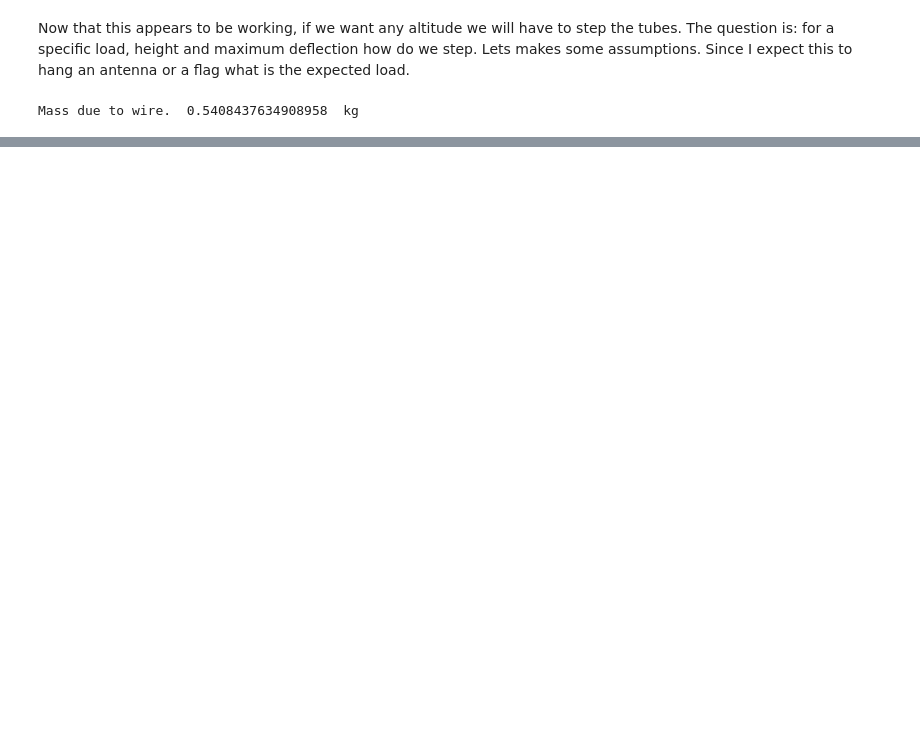
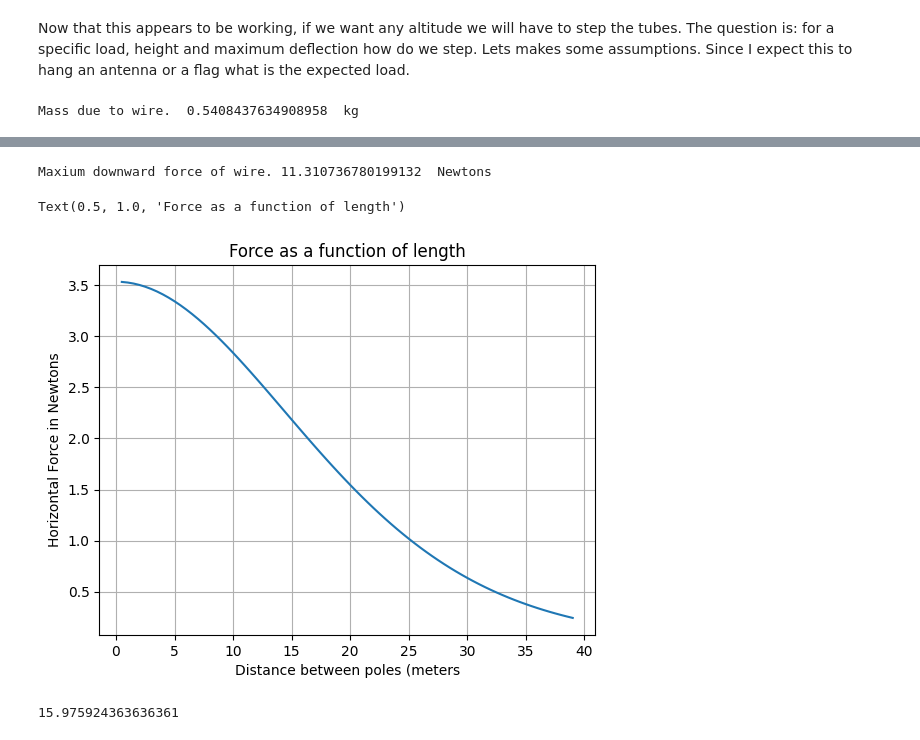
Before and after one commit to clirakis/Jupyter, a Jupyter notebook: Work/Mast.ipynb, the cells around one changed output, grey strips where cells are left out. Cells and saved outputs as stored; diff of their text form; code cells hidden in the pictures; blank space fills up the shorter version.

```diff
--- a/Work/Mast.ipynb
+++ b/Work/Mast.ipynb
@@ -249,0 +268,20 @@ Text(0.5, 1.0, 'Catenary between two poles.')
+# %%
+Wire_OD     = 0.00205    # AWG 12 in M
+WeightPerUnitLength = rho_Cu * rho_cgs_to_MKS * np.pi * np.power(Wire_OD/2, 2) * const.g
+Fy = x * WeightPerUnitLength
+print("Maxium downward force of wire.", Fy[len(Fy)-1], " Newtons")
+#theta = atan2(y,x)
+Fx = Fy * x/y
+plt.plot(x,Fx)
+plt.grid()
+plt.xlabel('Distance between poles (meters')
+plt.ylabel('Horizontal Force in Newtons')
+plt.title('Force as a function of length')
+# %% [output]
+Maxium downward force of wire. 11.310736780199132  Newtons
+Text(0.5, 1.0, 'Force as a function of length')
+[figure, added]
+# %%
+print(3.584/2.2*const.g)
+# %% [output]
+15.975924363636361
```
Also changed, not shown: parts of 5 cells of this notebook, 8 other files.
